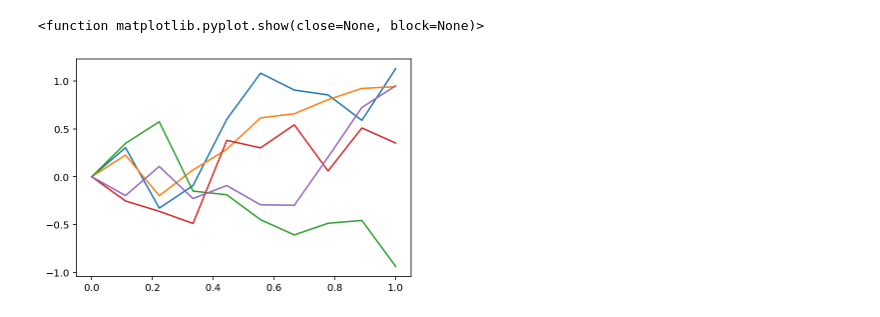
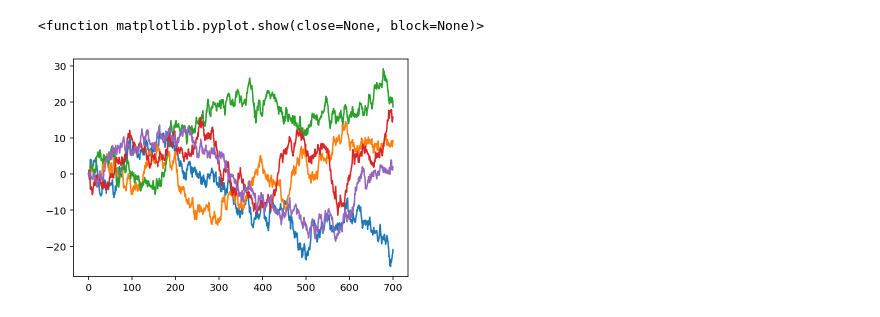
Before and after one commit to Dicedead/HUM274, a Jupyter notebook: main_project/Part1/generating.ipynb, the cells around one changed output. Cells and saved outputs as stored; diff of their text form; code cells hidden in the pictures.

```diff
--- a/main_project/Part1/generating.ipynb
+++ b/main_project/Part1/generating.ipynb
@@ -66,8 +66,8 @@ for parts in s:
 # %%
 import matplotlib.pyplot as plt
 # %%
-TIMESTEPS = 10
-TIME_HORIZON = 1.0
+TIMESTEPS = 1000
+TIME_HORIZON = 700.0
 # %%
 def brownian_motion(dimensions=1, start_value = 0, time_horizon=TIME_HORIZON, timesteps= TIMESTEPS):
 
@@ -85,11 +85,11 @@ def brownian_motion(dimensions=1, start_value = 0, time_horizon=TIME_HORIZON, ti
     brownian_motion[1:,:] = np.cumsum(diff_b, axis = 0) + start_value
 
     #brownian_motion = np.cumsum(diff_b).append(0)
-    return times, brownian_motion
+    return times, brownian_motion, diff_b
 # %%
-times, brownian_motion_arr = brownian_motion(dimensions=5)
+times, brownian_motion_arr, diff_brownian_motion = brownian_motion(dimensions=5)
 plt.plot(times, brownian_motion_arr)
 plt.show
 # %% [output]
 <function matplotlib.pyplot.show(close=None, block=None)>
-[figure, old version]
+[figure, new version]
```
Also changed, not shown: parts of 5 cells of this notebook.
